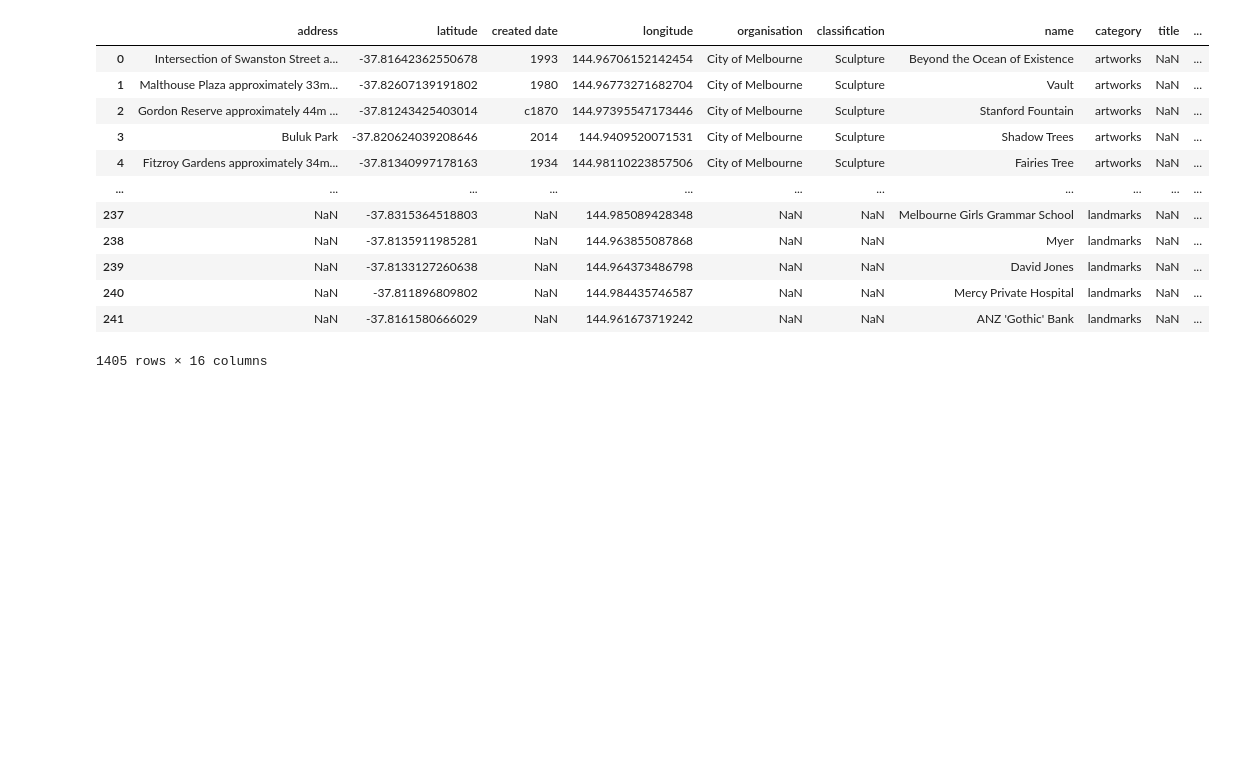
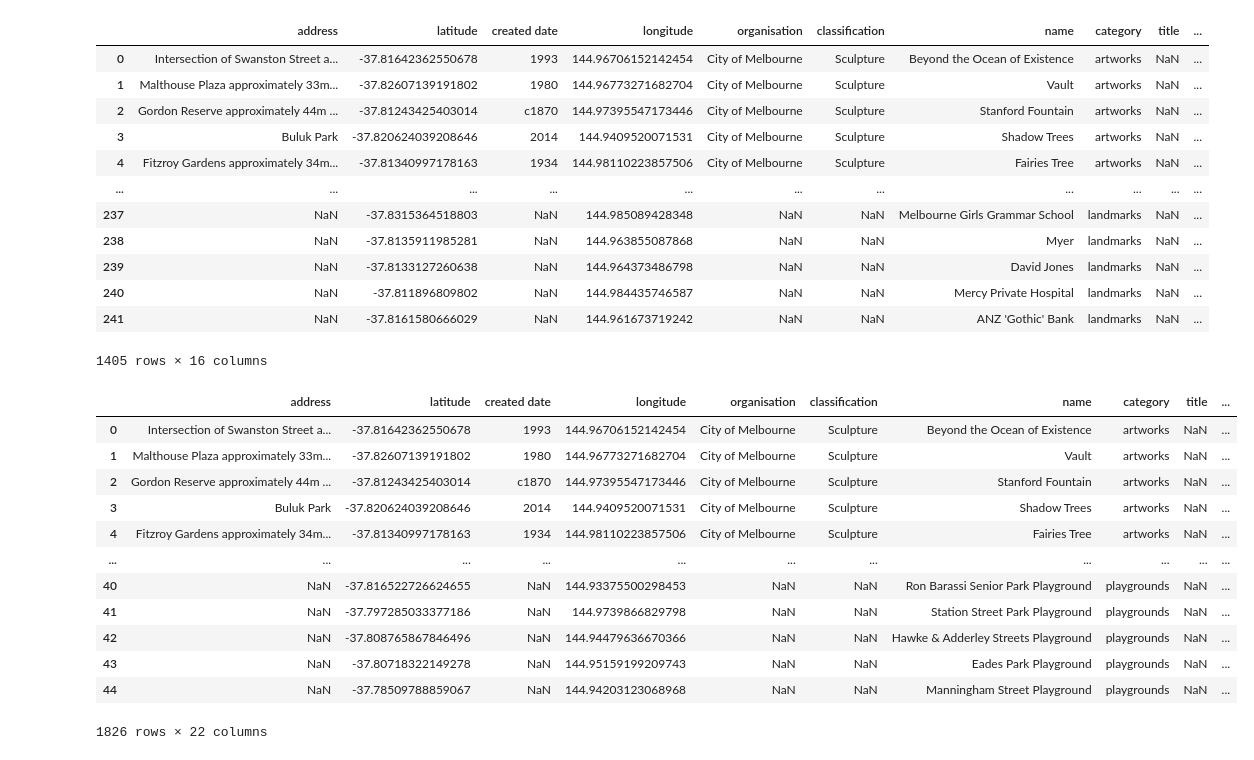
Before and after one commit to KatrinaaDing/Melbourne-City-Travel-Guide, a Jupyter notebook: R/data/poi/POI_analysis.ipynb, the cells around one changed output. Saved outputs shown, nothing was run; the diff lists cells and outputs as text; code cells hidden in the pictures; blank space fills up the shorter version.

```diff
--- a/R/data/poi/POI_analysis.ipynb
+++ b/R/data/poi/POI_analysis.ipynb
@@ -1012,3 +1012,23 @@ all_poi_df
 1405 rows × 16 columns
 # %%
 all_poi_df.to_csv('poi-clean.csv', index=False)
+# %%
+all_poi_faci_df = pd.concat([
+    all_poi_df,
+    all_faci_df
+])
+all_poi_faci_df
+# %% [output]
+|  | address | latitude | created date | longitude | organisation | classification | name | category | title | ... |
+| 0 | Intersection of Swanston Street a... | -37.81642362550678 | 1993 | 144.96706152142454 | City of Melbourne | Sculpture | Beyond the Ocean of Existence | artworks | NaN | ... |
+| 1 | Malthouse Plaza approximately 33m... | -37.82607139191802 | 1980 | 144.96773271682704 | City of Melbourne | Sculpture | Vault | artworks | NaN | ... |
+| 2 | Gordon Reserve approximately 44m ... | -37.81243425403014 | c1870 | 144.97395547173446 | City of Melbourne | Sculpture | Stanford Fountain | artworks | NaN | ... |
+| 3 | Buluk Park | -37.820624039208646 | 2014 | 144.9409520071531 | City of Melbourne | Sculpture | Shadow Trees | artworks | NaN | ... |
+| 4 | Fitzroy Gardens approximately 34m... | -37.81340997178163 | 1934 | 144.98110223857506 | City of Melbourne | Sculpture | Fairies Tree | artworks | NaN | ... |
+| ... | ... | ... | ... | ... | ... | ... | ... | ... | ... | ... |
+| 40 | NaN | -37.816522726624655 | NaN | 144.93375500298453 | NaN | NaN | Ron Barassi Senior Park Playground | playgrounds | NaN | ... |
+| 41 | NaN | -37.797285033377186 | NaN | 144.9739866829798 | NaN | NaN | Station Street Park Playground | playgrounds | NaN | ... |
+| 42 | NaN | -37.808765867846496 | NaN | 144.94479636670366 | NaN | NaN | Hawke & Adderley Streets Playground | playgrounds | NaN | ... |
+| 43 | NaN | -37.80718322149278 | NaN | 144.95159199209743 | NaN | NaN | Eades Park Playground | playgrounds | NaN | ... |
+| 44 | NaN | -37.78509788859067 | NaN | 144.94203123068968 | NaN | NaN | Manningham Street Playground | playgrounds | NaN | ... |
+1826 rows × 22 columns
```
Also changed, not shown: parts of 1 cell of this notebook, 5 other files.
